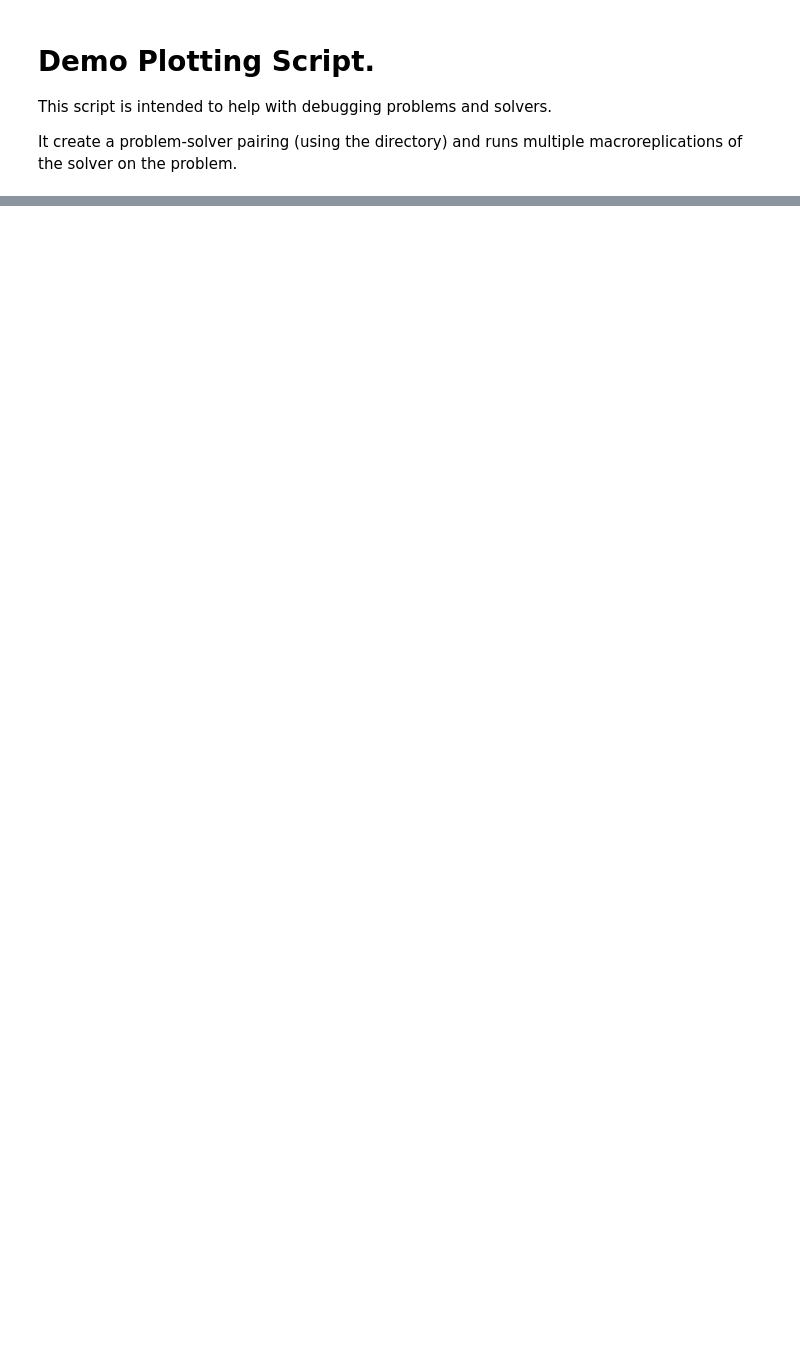
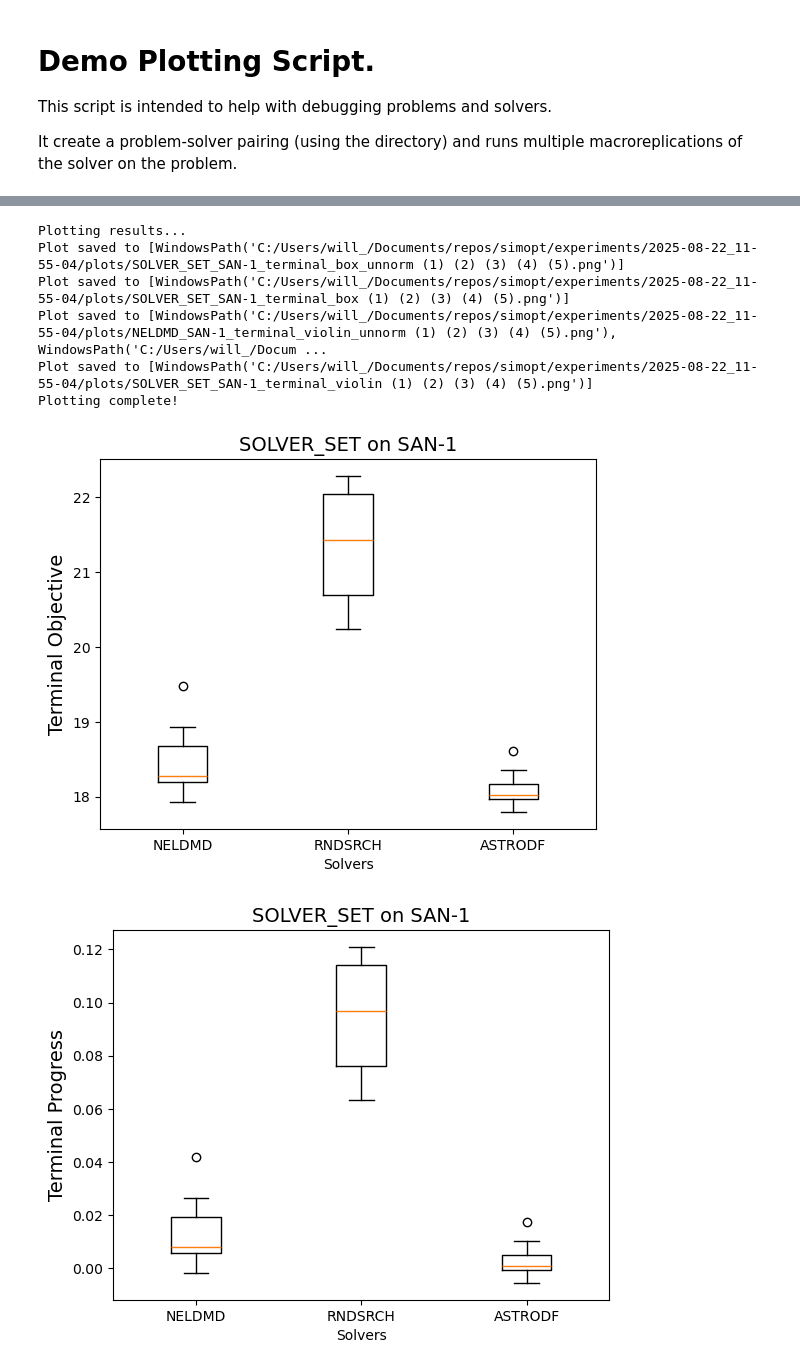
Before and after one commit to simopt-admin/simopt, a Jupyter notebook: notebooks/demo_plots.ipynb, the cells around one changed output, grey strips where cells are left out. Cells and saved outputs as stored; diff of their text form; code cells hidden in the pictures; blank space fills up the shorter version.

```diff
--- a/notebooks/demo_plots.ipynb
+++ b/notebooks/demo_plots.ipynb
@@ -70,23 +73,52 @@ for problem_name in problem_names:
 # %%
+# Produce basic plots.
 
-print("Plotting results.")
-# Produce basic plots.
-plot_terminal_progress(
-    experiments=myexperiments, plot_type=PlotType.BOX, normalize=False
+from simopt.experiment_base import (
+    PlotType,
+    plot_terminal_progress,
 )
-plot_terminal_progress(
-    experiments=myexperiments, plot_type=PlotType.BOX, normalize=True
+
+print("Plotting results...")
+
+
+def _print_path(plot_path: list[Path]) -> None:
+    print(f"Plot saved to {plot_path!s}")
+
+
+_print_path(
+    plot_terminal_progress(
+        experiments=myexperiments, plot_type=PlotType.BOX, normalize=False
+    )
 )
-plot_terminal_progress(
-    experiments=myexperiments,
-    plot_type=PlotType.VIOLIN,
-    normalize=False,
-    all_in_one=False,
+
+_print_path(
+    plot_terminal_progress(
+        experiments=myexperiments, plot_type=PlotType.BOX, normalize=True
+    )
 )
-plot_terminal_progress(
-    experiments=myexperiments, plot_type=PlotType.VIOLIN, normalize=True
+
+_print_path(
+    plot_terminal_progress(
+        experiments=myexperiments,
+        plot_type=PlotType.VIOLIN,
+        normalize=False,
+        all_in_one=False,
+    )
 )
-# plot_terminal_scatterplots(experiments = myexperiments, all_in_one=False)
 
-# Plots will be saved in the folder experiments/plots.
-print("Finished. Plots can be found in experiments/plots folder.")
+_print_path(
+    plot_terminal_progress(
+        experiments=myexperiments, plot_type=PlotType.VIOLIN, normalize=True
+    )
+)
+
+print("Plotting complete!")
+# %% [output]
+Plotting results...
+Plot saved to [WindowsPath('C:/Users/will_/Documents/repos/simopt/experiments/2025-08-22_11-55-04/plots/SOLVER_SET_SAN-1_terminal_box_unnorm (1) (2) (3) (4) (5).png')]
+Plot saved to [WindowsPath('C:/Users/will_/Documents/repos/simopt/experiments/2025-08-22_11-55-04/plots/SOLVER_SET_SAN-1_terminal_box (1) (2) (3) (4) (5).png')]
+Plot saved to [WindowsPath('C:/Users/will_/Documents/repos/simopt/experiments/2025-08-22_11-55-04/plots/NELDMD_SAN-1_terminal_violin_unnorm (1) (2) (3) (4) (5).png'), WindowsPath('C:/Users/will_/Docum ...
+Plot saved to [WindowsPath('C:/Users/will_/Documents/repos/simopt/experiments/2025-08-22_11-55-04/plots/SOLVER_SET_SAN-1_terminal_violin (1) (2) (3) (4) (5).png')]
+Plotting complete!
+[figure, added]
+[figure, added]
```
Also changed, not shown: parts of 6 cells of this notebook, 13 other files.
